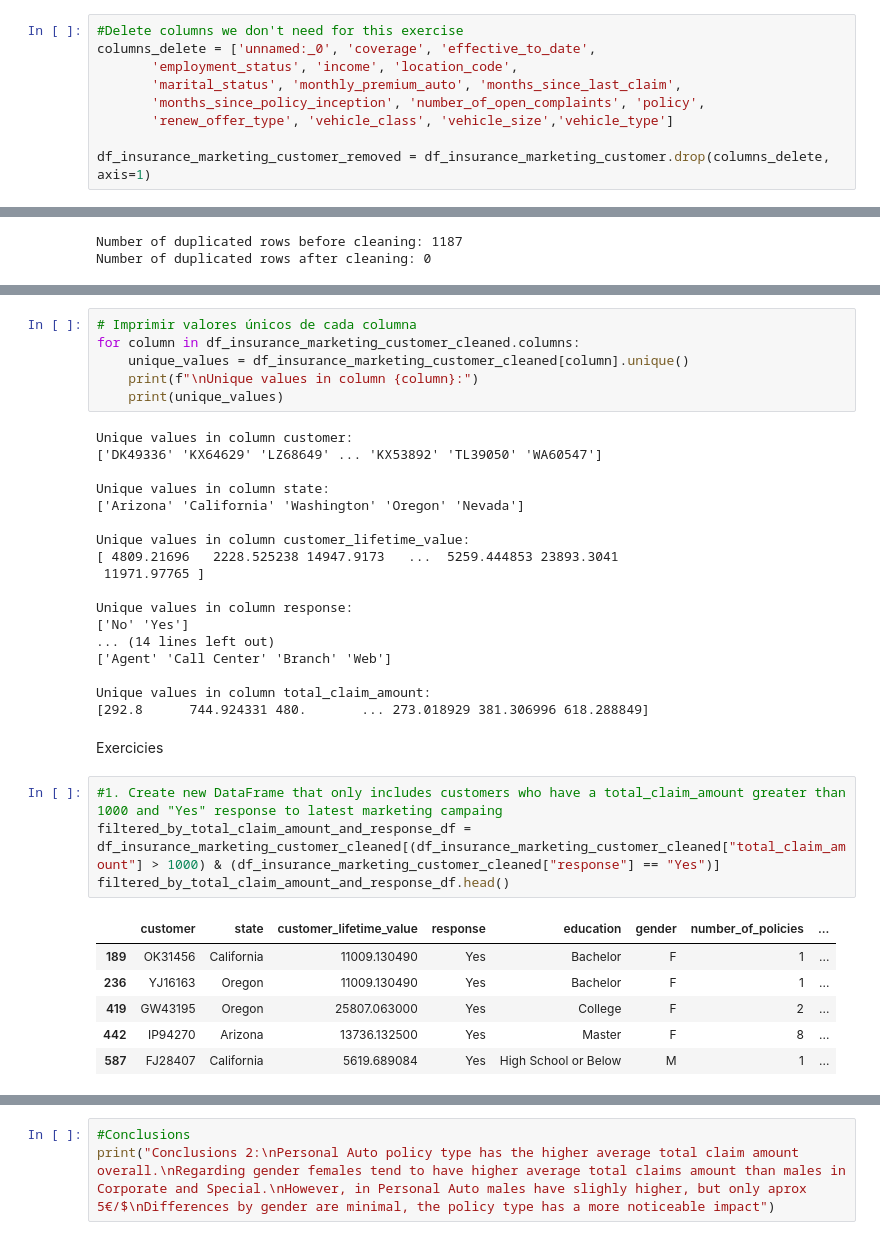
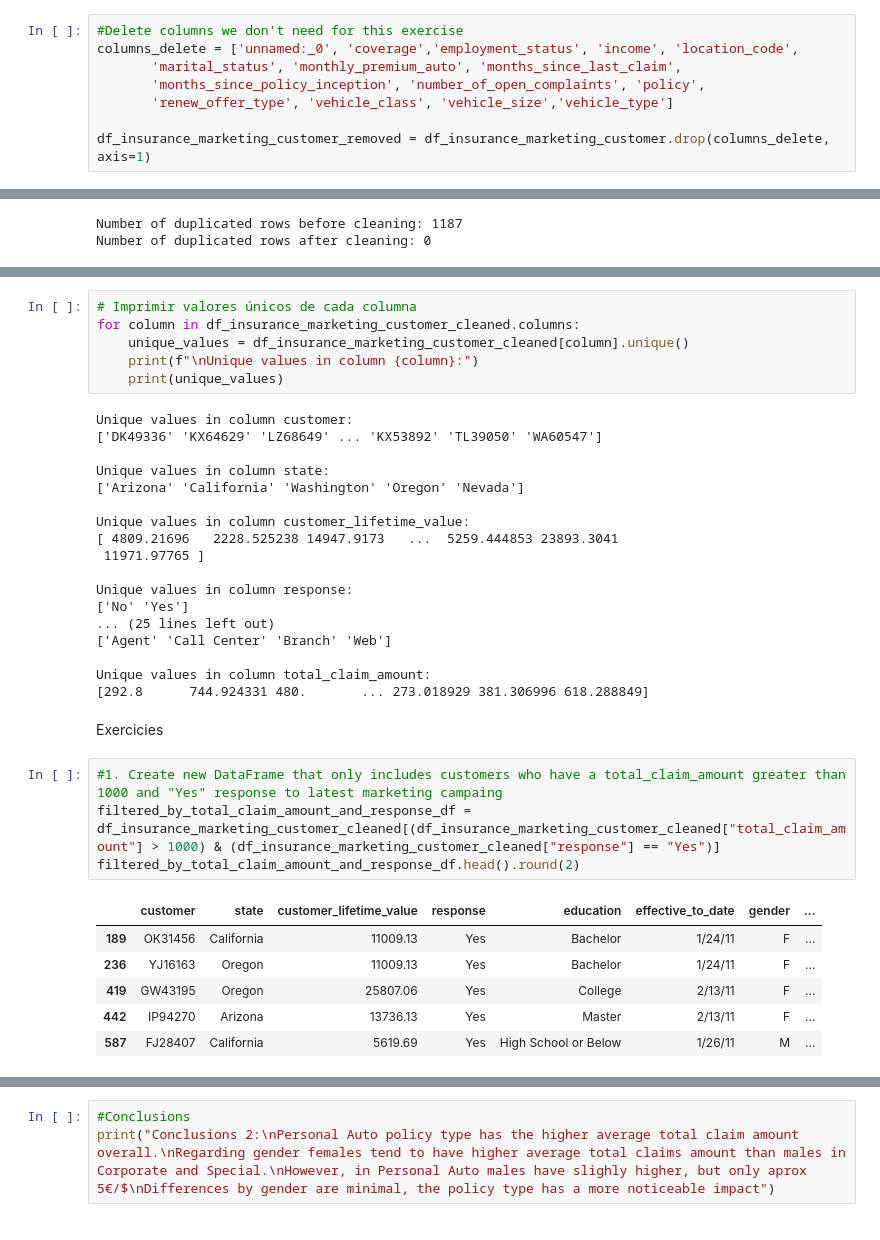
Before and after one commit to data-bootcamp-v4/lab-dw-data-aggregation-and-filtering, a Jupyter notebook: lab-dw-aggregating.ipynb, the cells around one changed output, grey strips where cells are left out. Saved outputs shown, nothing was run; the diff lists cells and outputs as text.

```diff
--- a/lab-dw-aggregating.ipynb
+++ b/lab-dw-aggregating.ipynb
@@ -73,8 +73,7 @@ Index(['unnamed:_0', 'customer', 'state', 'customer_lifetime_value',
       dtype='object')
 # %%
 #Delete columns we don't need for this exercise
-columns_delete = ['unnamed:_0', 'coverage', 'effective_to_date',
-       'employment_status', 'income', 'location_code',
+columns_delete = ['unnamed:_0', 'coverage','employment_status', 'income', 'location_code',
        'marital_status', 'monthly_premium_auto', 'months_since_last_claim',
        'months_since_policy_inception', 'number_of_open_complaints', 'policy',
        'renew_offer_type', 'vehicle_class', 'vehicle_size','vehicle_type']
@@ -183,7 +185,7 @@ Unique values in column customer_lifetime_value:
 
 Unique values in column response:
 ['No' 'Yes']
-... (14 lines left out)
+... (25 lines left out)
 ['Agent' 'Call Center' 'Branch' 'Web']
 
 Unique values in column total_claim_amount:
@@ -193,14 +195,14 @@ Exercicies
 # %%
 #1. Create new DataFrame that only includes customers who have a total_claim_amount greater than 1000 and "Yes" response to latest marketing campaing
 filtered_by_total_claim_amount_and_response_df = df_insurance_marketing_customer_cleaned[(df_insurance_marketing_customer_cleaned["total_claim_amount"] > 1000) & (df_insurance_marketing_customer_cleaned["response"] == "Yes")]
-filtered_by_total_claim_amount_and_response_df.head()
+filtered_by_total_claim_amount_and_response_df.head().round(2)
 # %% [output]
-|  | customer | state | customer_lifetime_value | response | education | gender | number_of_policies | ... |
-| 189 | OK31456 | California | 11009.130490 | Yes | Bachelor | F | 1 | ... |
-| 236 | YJ16163 | Oregon | 11009.130490 | Yes | Bachelor | F | 1 | ... |
-| 419 | GW43195 | Oregon | 25807.063000 | Yes | College | F | 2 | ... |
-| 442 | IP94270 | Arizona | 13736.132500 | Yes | Master | F | 8 | ... |
-| 587 | FJ28407 | California | 5619.689084 | Yes | High School or Below | M | 1 | ... |
+|  | customer | state | customer_lifetime_value | response | education | effective_to_date | gender | ... |
+| 189 | OK31456 | California | 11009.13 | Yes | Bachelor | 1/24/11 | F | ... |
+| 236 | YJ16163 | Oregon | 11009.13 | Yes | Bachelor | 1/24/11 | F | ... |
+| 419 | GW43195 | Oregon | 25807.06 | Yes | College | 2/13/11 | F | ... |
+| 442 | IP94270 | Arizona | 13736.13 | Yes | Master | 2/13/11 | F | ... |
+| 587 | FJ28407 | California | 5619.69 | Yes | High School or Below | 1/26/11 | M | ... |
 # %%
 # Describe numerical columns
 numerical_columns_stats = filtered_by_total_claim_amount_and_response_df.describe().round(2)
```
Also changed, not shown: parts of 10 cells of this notebook.
